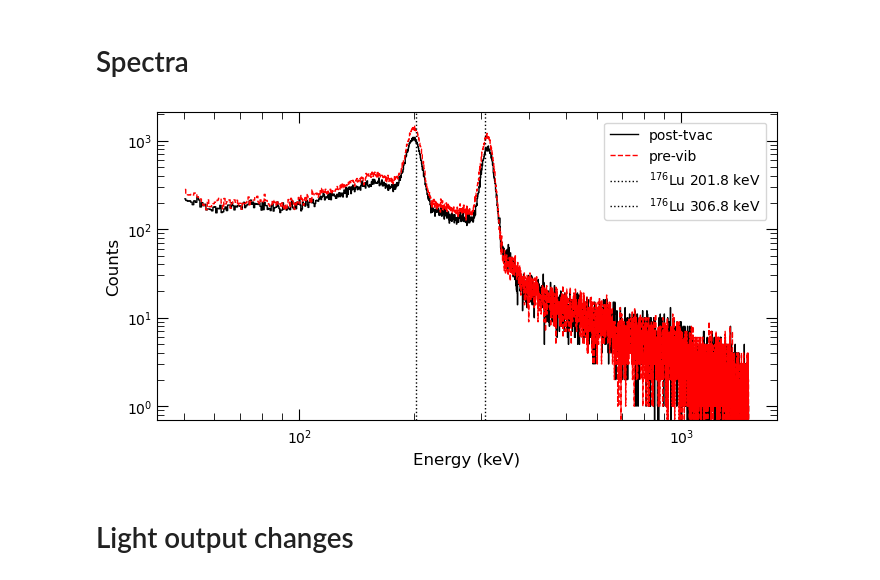
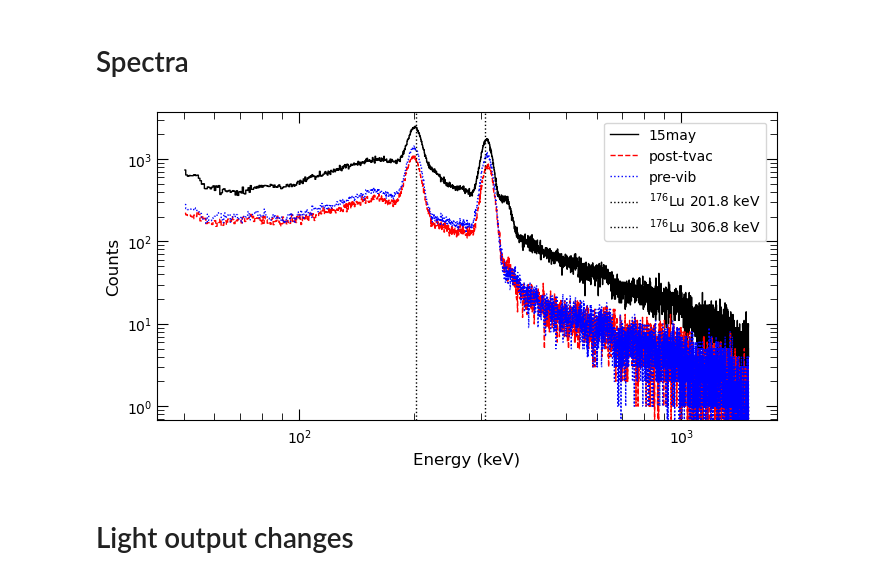
Before and after one commit to peppedilillo/notebooks, a Jupyter notebook: fm5_tvac.ipynb, the cells around one changed output. Cells and saved outputs as stored; diff of their text form; code cells hidden in the pictures.

```diff
--- a/fm5_tvac.ipynb
+++ b/fm5_tvac.ipynb
@@ -5,6 +5,7 @@ import pandas as pd
 import matplotlib.pyplot as plt
 # %%
 acquisition_fm5_path = {
+    "15may": "data/15may/20230515_1549_hermes_fm5_Lu177_1234.fits",
     "pre-vib": "data/previb/20241011_hermes_h5_177lu_900s_lv0d5_p1.fits",
     "post-tvac": "data/posttvac/20241210_hermes_h5_176lu_p1_900s_6757FFF467580377_lv0d5.fits",
 }
@@ -45,6 +47,9 @@ model="fm5"
 
 sdd_calibration = read_sdd_calibration_report(Path("calibs/standard/report_cal.xlsx"))
 slo_calibration = read_lightout_report(Path("calibs/standard/report_slo.xlsx"))
+
+sdd_15may_calib = read_sdd_calibration_report(Path("calibs/15may/sdds.xlsx"))
+slo_15may_calib = read_lightout_report(Path("calibs/15may/lightoutput.xlsx"))
 
 sdd_previb_calib = read_sdd_calibration_report(Path("calibs/previb/sdds.xlsx"))
 slo_previb_calib = read_lightout_report(Path("calibs/previb/lightoutput.xlsx"))
@@ -74,6 +79,10 @@ def _calibrate_data(datafile, model, sdd_calibration, slo_calibration, configura
 
 calibrate_standard = partial(_calibrate_data, model=model, sdd_calibration=sdd_calibration, slo_calibration=slo_calibration, configuration=configuration)
 
+calibrate_15may = partial(_calibrate_data, model=model, sdd_calibration=sdd_15may_calib, slo_calibration=slo_15may_calib, configuration=configuration)
+
 calibrate_previb = partial(_calibrate_data, model=model, sdd_calibration=sdd_previb_calib, slo_calibration=slo_previb_calib, configuration=configuration)
 
 calibrate_posttvac = partial(_calibrate_data, model=model, sdd_calibration=sdd_posttvac_calib, slo_calibration=slo_posttvac_calib, configuration=configuration)
+# %%
+dfs_15may = {label: calibrate_15may(datafile) for label, datafile in acquisition_fm5_path.items()}
@@ -117,26 +133,32 @@ def histogram(data):
     return np.histogram(data["ENERGY"], bins=bins)[0], midpoints
 # %%
 fig, ax = plt.subplots(1,1, figsize=(8, 4))
+
+
+label = "15may"
+data, calibration = dfs_15may[label]
+counts, midpoints = histogram(data)
+ax.step(midpoints, counts, where="mid", label=label)
 
 label = "post-tvac"
 data, calibration = dfs_posttvac[label]
 counts, midpoints = histogram(data)
 ax.step(midpoints, counts, where="mid", label=label)
 
 label = "pre-vib"
 data, calibration = dfs_previb[label]
 counts, midpoints = histogram(data)
 ax.step(midpoints, counts, where="mid", label=label)
 
 for source in sources:
     plt.axvline(source, label=f"$^{{176}}$Lu {source:.1f} keV", linestyle="dotted")
 plt.loglog()
 plt.legend()
 plt.ylabel("Counts")
 plt.xlabel("Energy (keV)")
 plt.show()
 # %% [output]
-[figure, old version]
+[figure, new version]
 # %% [markdown]
 # Light output changes
 # %%
```
Also changed, not shown: parts of 7 cells of this notebook.
